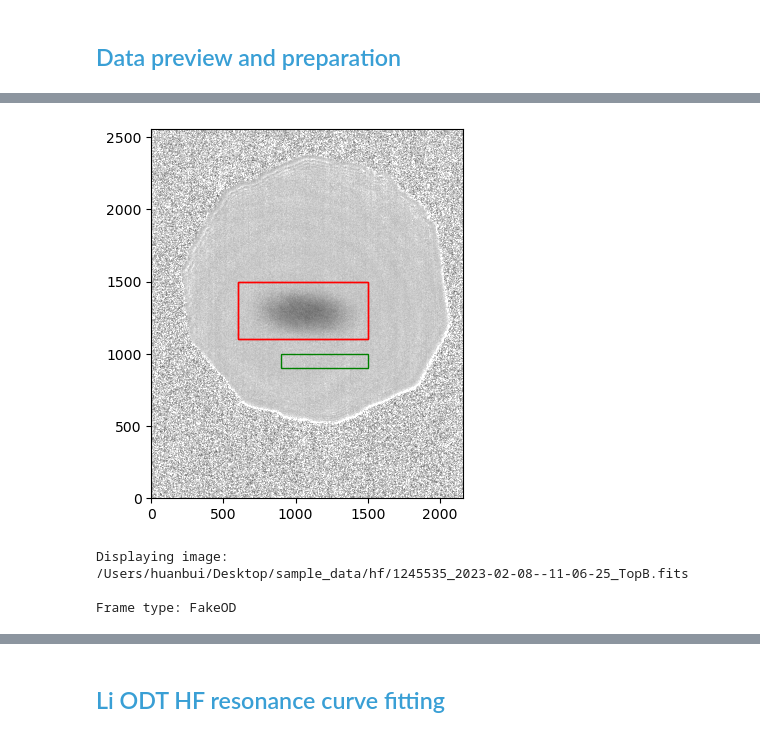
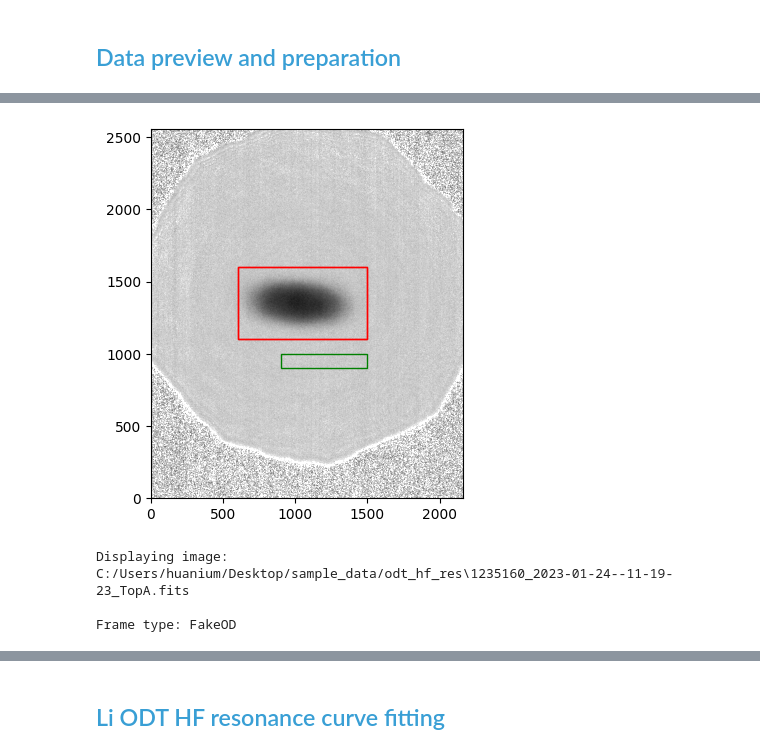
Before and after one commit to huanium/huanium, a Jupyter notebook: MIT_PhD/BEC1/Analysis/BEC1 Calculator.ipynb, the cells around one changed output, grey strips where cells are left out. Cells and saved outputs as stored; diff of their text form; code cells hidden in the pictures.

```diff
--- a/MIT_PhD/BEC1/Analysis/BEC1 Calculator.ipynb
+++ b/MIT_PhD/BEC1/Analysis/BEC1 Calculator.ipynb
@@ -729,33 +972,33 @@ Current folder: /Users/huanbui/Desktop/sample_data/hf
 # %%
 # ROI Box and norm_box for ODT HF
 # Li HF ROI Box (ODT):
 Li_HF_ODT_X_min = 600
 Li_HF_ODT_X_max = 1500
 Li_HF_ODT_Y_min = 1100
-Li_HF_ODT_Y_max = 1500
+Li_HF_ODT_Y_max = 1600
 ROI_ODT_HF = [Li_HF_ODT_X_min, Li_HF_ODT_X_max, Li_HF_ODT_Y_min, Li_HF_ODT_Y_max]
 
 # Li HF Norm Box (ODT):
 Li_HF_ODT_X_min_norm = 900
 Li_HF_ODT_X_max_norm = 1500
 Li_HF_ODT_Y_min_norm = 900
 Li_HF_ODT_Y_max_norm = 1000
 norm_box_ODT_HF = [Li_HF_ODT_X_min_norm, Li_HF_ODT_X_max_norm, Li_HF_ODT_Y_min_norm, Li_HF_ODT_Y_max_norm]
 
 # display Li LF image:
 frame_type_ODT_HF = 'FakeOD'
-current_file_fullpath_ODT_HF = construct_file_fullpath(folder_path_ODT_HF, run_id='')
+current_file_fullpath_ODT_HF = data_frame_ODT_HF['fullpaths'][0]
 fig, ax = display_image(current_file_fullpath_ODT_HF, ROI_ODT_HF, norm_box_ODT_HF, frame_type_ODT_HF)
 
 #################################################
 print('Displaying image: ')
 print(current_file_fullpath_ODT_HF)
 print('')
 print('Frame type: ' + frame_type_ODT_HF)
 # %% [output]
-[figure, old version]
+[figure, new version]
 Displaying image:
-/Users/huanbui/Desktop/sample_data/hf/1245535_2023-02-08--11-06-25_TopB.fits
+C:/Users/huanium/Desktop/sample_data/odt_hf_res\1235160_2023-01-24--11-19-23_TopA.fits
 
 Frame type: FakeOD
 # %% [markdown]
```
Also changed, not shown: parts of 35 cells of this notebook.
